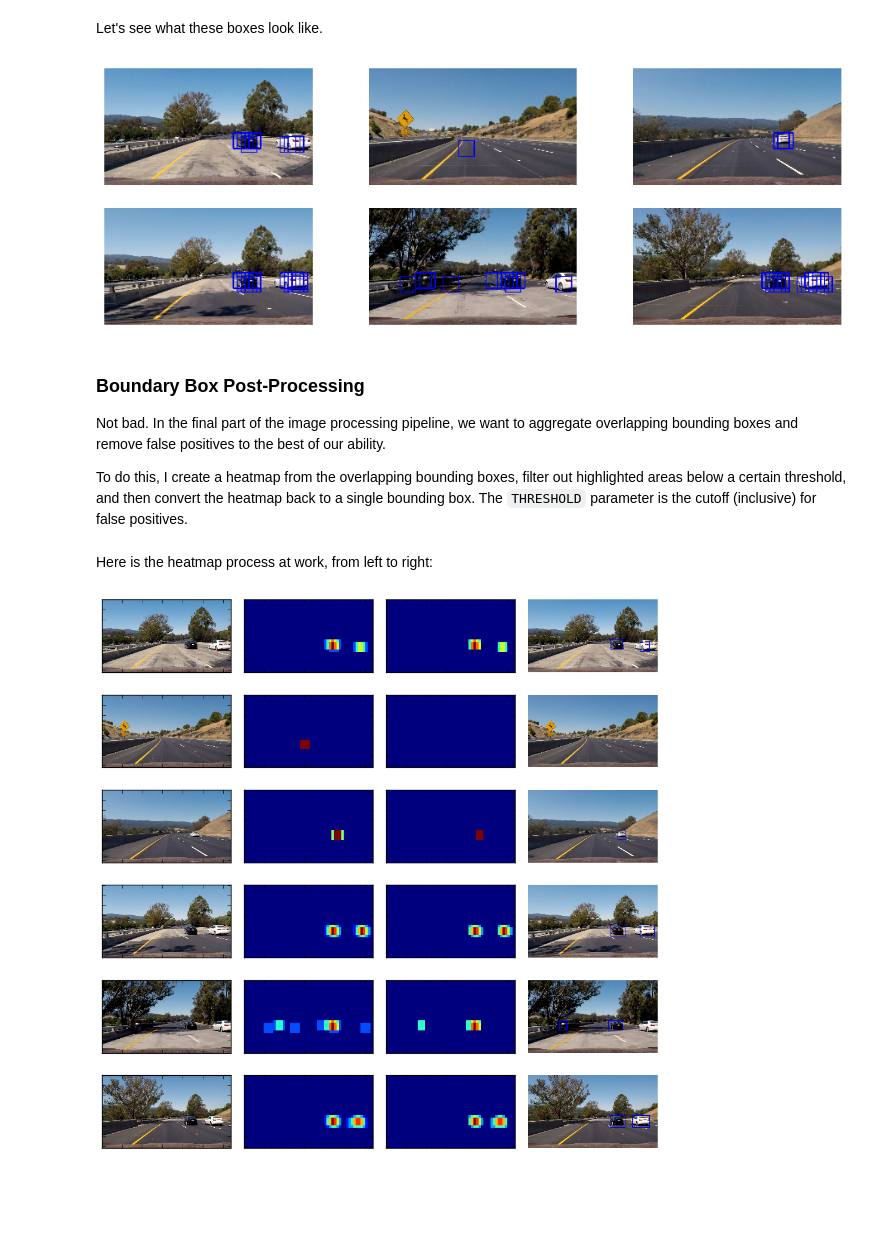
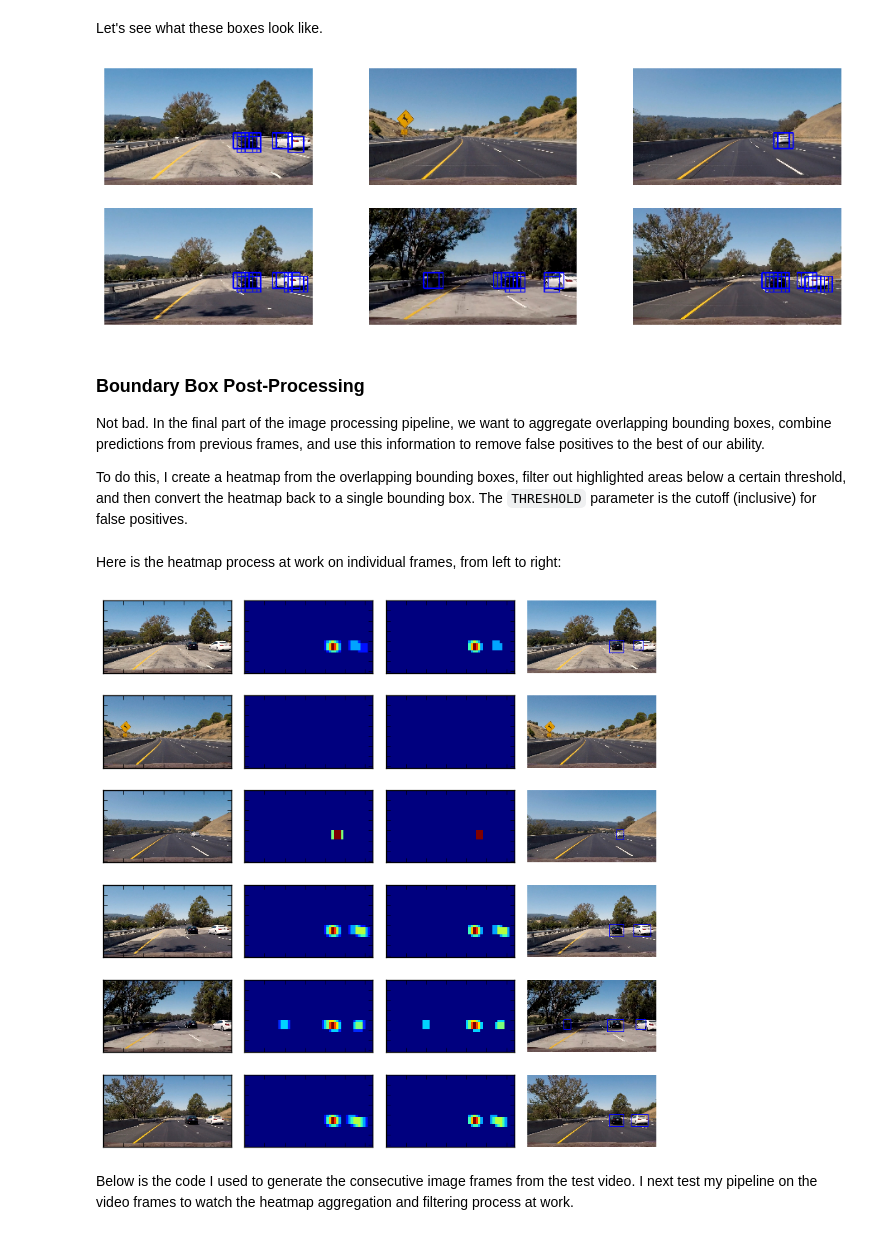
Before and after one commit to kevjwu/CarND-Vehicle-Detection, a Jupyter notebook: Building a Vehicle Detection Pipeline in cv2 and sklearn.ipynb, the cells around one changed output. Saved outputs shown, nothing was run; the diff lists cells and outputs as text; code cells hidden in the pictures; blank space fills up the shorter version.

```diff
--- a/Building a Vehicle Detection Pipeline in cv2 and sklearn.ipynb
+++ b/Building a Vehicle Detection Pipeline in cv2 and sklearn.ipynb
@@ -228,10 +209,10 @@ COLOR_SPACE = 'YCrCb'
 ORIENT = 9
 PIX_PER_CELL = 8
 CELL_PER_BLOCK = 4
-HOG_CHANNEL = 0
+HOG_CHANNEL = "ALL"
 
 ## SPATIAL BINNING
-SPATIAL_SIZE = (48, 48)
+SPATIAL_SIZE = (32, 32)
 
 ## COLOR_HISTOGRAMS
 HIST_BINS = 32
@@ -322,9 +313,9 @@ Next, I trained a classifier on our car/non-car image data using a linear suppor
 # %%
 from sklearn.svm import LinearSVC
+from sklearn.neural_network import MLPClassifier
 from sklearn.preprocessing import StandardScaler
 from sklearn.cross_validation import train_test_split
 from sklearn.metrics import *
-
 ## Create matrix of training data
 X = np.vstack((car_features, notcar_features)).astype(np.float64)
 X_scaler = StandardScaler().fit(X)
@@ -341,22 +332,38 @@ X_train, X_test, y_train, y_test = train_test_split(
 print('Using:', ORIENT,'orientations', PIX_PER_CELL,
     'pixels per cell and', CELL_PER_BLOCK,'cells per block')
 print('Feature vector length:', len(X_train[0]))
+print ("")
 
-# Use a linear SVC
+# Use a linear SVC and Multilayer perceptron
 svc = LinearSVC()
+mlp = MLPClassifier()
 
 # Check the training time for the SVC
-t=time.time()
+t1=time.time()
 svc.fit(X_train, y_train)
 t2 = time.time()
-print(round(t2-t, 2), 'Seconds to train SVC...')
+print(round(t2-t1, 2), 'Seconds to train SVC...')
+print("")
+
+## Check training time for MLP
+t1=time.time()
+mlp.fit(X_train, y_train)
+t2 = time.time()
+print(round(t2-t1, 2), 'Seconds to train MLP...')
 print("")
 
 ## Print out metrics of our model
 y_pred = svc.predict(X_test)
-print ("METRICS:")
+print ("SVM CLASSIFIER METRICS:")
 print('Test Accuracy of SVC = ', round(accuracy_score(y_pred, y_test), 4))
 print('Test Precision of SVC = ', round(precision_score(y_pred, y_test), 4))
 print('Test Recall of SVC = ', round(recall_score(y_pred, y_test), 4))
+print("")
+
+y_pred = mlp.predict(X_test)
+print ("MULTILAYER PERCEPTRON METRICS:")
+print('Test Accuracy of MLP = ', round(accuracy_score(y_pred, y_test), 4))
+print('Test Precision of MLP = ', round(precision_score(y_pred, y_test), 4))
+print('Test Recall of MLP = ', round(recall_score(y_pred, y_test), 4))
 # %% [output]
 Using: 9 orientations 8 pixels per cell and 4 cells per block
@@ -499,7 +512,7 @@ for i in range(6):
     ax1 = plt.subplot(gs1[i])
     ax1.set_xticklabels([])
     ax1.set_yticklabels([])
-    output_img, box_coord = find_cars(test_imgs[i], Y_START, Y_STOP, SCALE, svc, X_scaler,
+    output_img, box_coord = find_cars(test_imgs[i], Y_START, Y_STOP, SCALE, mlp, X_scaler,
                            ORIENT, PIX_PER_CELL, CELL_PER_BLOCK, SPATIAL_SIZE, HIST_BINS,
                            spatial_feat=USE_SPAT, hist_feat=USE_COL_HIST, hog_feat=USE_HOG,
                            hog_channel=HOG_CHANNEL, color_space = COLOR_SPACE)
@@ -510,11 +523,11 @@ for i in range(6):
 
     mpimg.imsave("output_images/raw_boxes_{0}.png".format(i), output_img)
 # %% [output]
-[figure, old version]
+[figure, new version]
 # %% [markdown]
 ### Boundary Box Post-Processing
 
-Not bad. In the final part of the image processing pipeline, we want to aggregate overlapping bounding boxes and remove false positives to the best of our ability.
+Not bad. In the final part of the image processing pipeline, we want to aggregate overlapping bounding boxes, combine predictions from previous frames, and use this information to remove false positives to the best of our ability.
 
 To do this, I create a heatmap from the overlapping bounding boxes, filter out highlighted areas below a certain threshold, and then convert the heatmap back to a single bounding box. The `THRESHOLD` parameter is the cutoff (inclusive) for false positives.
 # %%
@@ -528,6 +541,16 @@ def add_heat(heatmap, bbox_list):
         # Add += 1 for all pixels inside each bbox
         # Assuming each "box" takes the form ((x1, y1), (x2, y2))
         heatmap[box[0][1]:box[1][1], box[0][0]:box[1][0]] += 1
+
+    # Return updated heatmap
+    return heatmap# Iterate through list of bboxes
+
+def remove_heat(heatmap, bbox_list):
+    # Iterate through list of bboxes
+    for box in bbox_list:
+        # Add += 1 for all pixels inside each bbox
+        # Assuming each "box" takes the form ((x1, y1), (x2, y2))
+        heatmap[box[0][1]:box[1][1], box[0][0]:box[1][0]] -= 1
 
     # Return updated heatmap
     return heatmap# Iterate through list of bboxes
@@ -553,41 +576,42 @@ def draw_labeled_bboxes(img, labels):
     # Return the image
     return img
 # %% [markdown]
-Here is the heatmap process at work, from left to right:
+Here is the heatmap process at work on individual frames, from left to right:
 # %%
-
 gs1 = gridspec.GridSpec(len(boxed_imgs), 4)
 gs1.update(wspace=0.1, hspace=0.2) # set the spacing between axes.
-plt.figure(figsize=(12,12))
+plt.figure(figsize=(10,10))
 for i in range(len(boxed_imgs)):
     ax0 = plt.subplot(gs1[i*4])
     ax0.set_xticklabels([])
     ax0.set_yticklabels([])
     plt.imshow(test_imgs[i])
 
     ax1 = plt.subplot(gs1[i*4+1])
     ax1.set_xticklabels([])
     ax1.set_yticklabels([])
     heat = np.zeros_like(boxed_imgs[i][:,:,0]).astype(np.float)
     heat = add_heat(heat,boxes[i])
 
     plt.imshow(np.clip(heat, 0, 255))
 
     ax2 = plt.subplot(gs1[i*4+2])
     ax2.set_xticklabels([])
     ax2.set_yticklabels([])
     # Apply threshold to help remove false positives
     heat = apply_threshold(heat,THRESHOLD)
     heatmap = np.clip(heat, 0, 255)
     plt.imshow(heatmap)
 
     ax3 = plt.subplot(gs1[i*4+3])
     ax3.set_xticklabels([])
     ax3.set_yticklabels([])
     labels = label(heatmap)
     draw_img = draw_labeled_bboxes(test_imgs[i], labels)
     plt.imshow(draw_img)
     mpimg.imsave("output_images/processed_boxes_{0}.png".format(i), draw_img)
     plt.axis('off')
 # %% [output]
-[figure, old version]
+[figure, new version]
+# %% [markdown]
+Below is the code I used to generate the consecutive image frames from the test video. I next test my pipeline on the video frames to watch the heatmap aggregation and filtering process at work.
```
Also changed, not shown: parts of 19 cells of this notebook, 10 other files.
